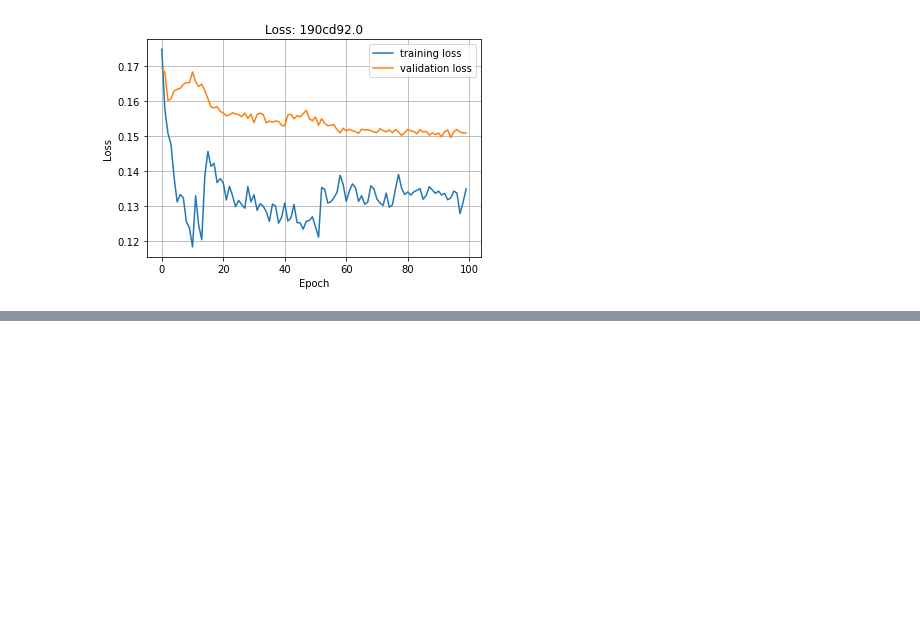
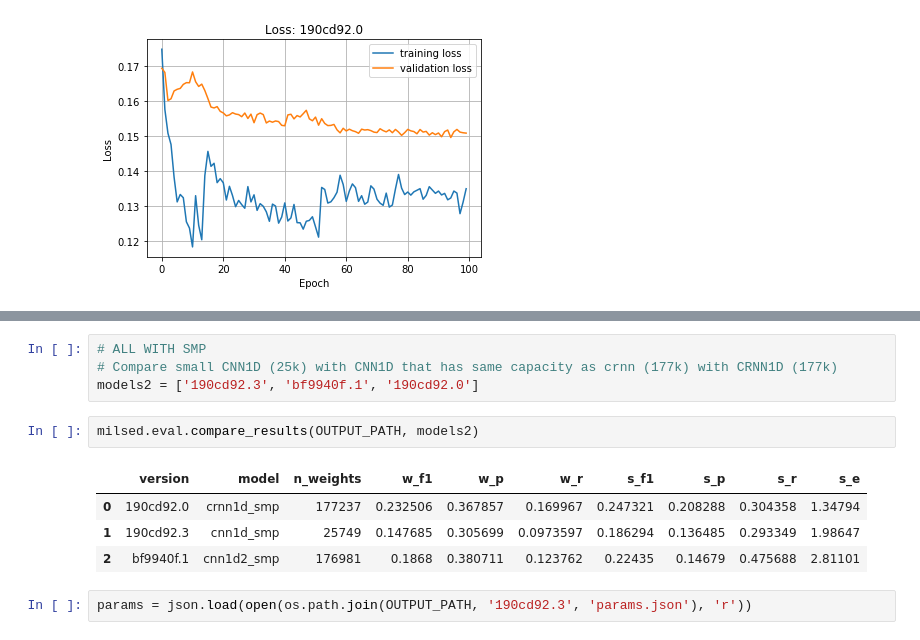
Before and after one commit to marl/milsed, a Jupyter notebook: notebooks/v1/01_model_results.ipynb, the cells around one changed output, grey strips where cells are left out. Cells and saved outputs as stored; diff of their text form; blank space fills up the shorter version.

```diff
--- a/notebooks/v1/01_model_results.ipynb
+++ b/notebooks/v1/01_model_results.ipynb
@@ -55,0 +97,13 @@ Loss:
+# %%
+# ALL WITH SMP
+# Compare small CNN1D (25k) with CNN1D that has same capacity as crnn (177k) with CRNN1D (177k)
+models2 = ['190cd92.3', 'bf9940f.1', '190cd92.0']
+# %%
+milsed.eval.compare_results(OUTPUT_PATH, models2)
+# %% [output]
+|  | version | model | n_weights | w_f1 | w_p | w_r | s_f1 | s_p | s_r | s_e |
+| 0 | 190cd92.0 | crnn1d_smp | 177237 | 0.232506 | 0.367857 | 0.169967 | 0.247321 | 0.208288 | 0.304358 | 1.34794 |
+| 1 | 190cd92.3 | cnn1d_smp | 25749 | 0.147685 | 0.305699 | 0.0973597 | 0.186294 | 0.136485 | 0.293349 | 1.98647 |
+| 2 | bf9940f.1 | cnn1d2_smp | 176981 | 0.1868 | 0.380711 | 0.123762 | 0.22435 | 0.14679 | 0.475688 | 2.81101 |
+# %%
+params = json.load(open(os.path.join(OUTPUT_PATH, '190cd92.3', 'params.json'), 'r'))
```
Also changed, not shown: parts of 12 cells of this notebook.
